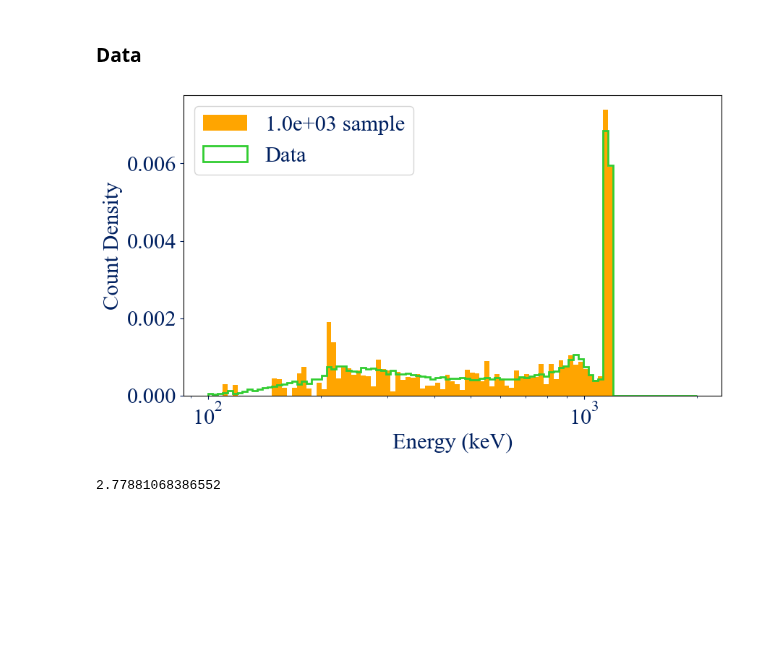
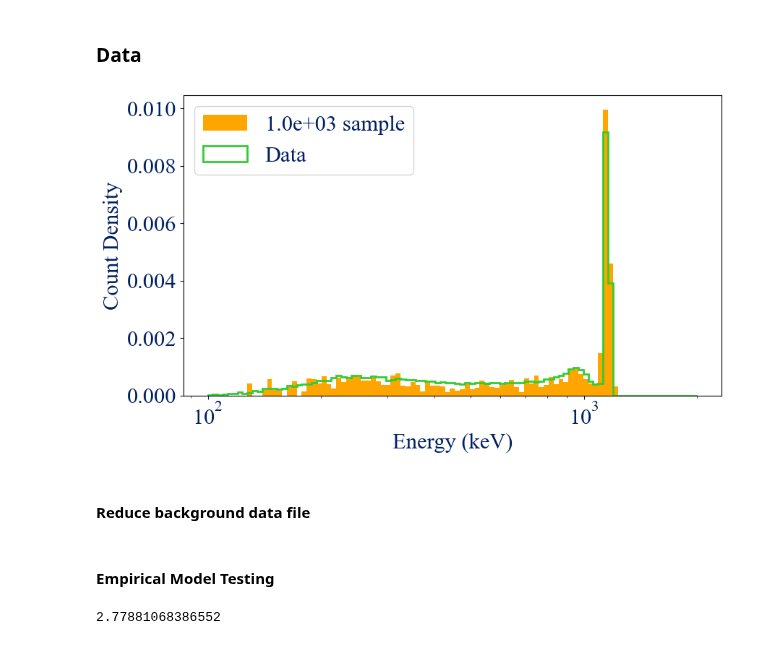
Before and after one commit to avalluvan/cosipy, a Jupyter notebook: docs/tutorials/response/LMDR4.ipynb, the cells around one changed output. Drawn from its saved outputs; the diff is of its cells as text; code cells hidden in the pictures; blank space fills up the shorter version.

```diff
--- a/docs/tutorials/response/LMDR4.ipynb
+++ b/docs/tutorials/response/LMDR4.ipynb
@@ -107,24 +107,38 @@ data = point_source.get_dict_from_fits(DATA_DIR / f'44Ti/sources/{name}_3months_
 target_coord = SkyCoord.from_name('Cas A').galactic
 l = target_coord.l.value
 b = target_coord.b.value
+# %%
+bg = UnBinnedData(DATA_DIR / '44Ti/inputs.yaml')
+bg_filepath = DATA_DIR / 'data/backgrounds/unbinned/AlbedoPhotons_44Ti.fits'        # Events with energy values between 1100 and 1200 keV only
+bg_dict = bg.get_dict_from_fits(bg_filepath)
+# %%
+num_samples = 1000
+bgcounts = 200
+nside = 32
+
+indices = np.random.choice(np.arange(len(bg_dict['Energies'])), bgcounts, replace=False)
+bg_energy_samples = bg_dict['Energies'][indices] * u.keV
+bg_phi_samples = bg_dict['Phi'][indices] * u.rad
+bg_psi_gal_samples = bg_dict['Psi galactic'][indices] * u.deg
+bg_chi_gal_samples = bg_dict['Chi galactic'][indices] * u.deg
+
+indices = np.random.choice(np.arange(len(data['Energies'])), num_samples, replace=False)
+energy_samples = np.concatenate([data['Energies'][indices] * u.keV, bg_energy_samples])
+phi_samples = np.concatenate([data['Phi'][indices] * u.rad, bg_phi_samples])
+psi_gal_samples = np.concatenate([data['Psi galactic'][indices] * u.deg, bg_psi_gal_samples])
+chi_gal_samples = np.concatenate([data['Chi galactic'][indices] * u.deg, bg_chi_gal_samples])
 # %%
-num_samples = 1000
-nside = 32
+bins = np.logspace(2, 3.3, 100)*u.keV
 
-bins = np.logspace(2, 3.3, 100)*u.keV
 # plt.xlim([1100, 1200])
-indices = np.random.choice(np.arange(len(data['Energies'])), num_samples, replace=False)
-energy_samples = data['Energies'][indices] * u.keV
-phi_samples = data['Phi'][indices] * u.rad
-psi_gal_samples = data['Psi galactic'][indices] * u.deg
-chi_gal_samples = data['Chi galactic'][indices] * u.deg
-
 plt.hist(energy_samples, bins=bins, density=True, label=f'{num_samples:.1e} sample')
 plt.hist(data['Energies'], bins=bins.value, density=True, lw=2, histtype='step', label='Data')
 plt.xlabel('Energy (keV)')
 plt.ylabel('Count Density')
 plt.xscale('log')
 plt.legend()
 plt.show()
 # %% [output]
-[figure, old version]
+[figure, new version]
+# %% [markdown]
+#### Reduce background data file
@@ -131,3 +175,5 @@ plt.show()
+# %% [markdown]
+#### Empirical Model Testing
 # %%
 instrument_broadening = 5.3/2.355       # keV (see individual model fits to figure out "effective" sigma_e required for each model)
 doppler_broadening = 1.63               # 3.85 keV (FWHM for 1000 km/s expanding shell) / 2.355
```
Also changed, not shown: parts of 34 cells of this notebook, 1 other file.
